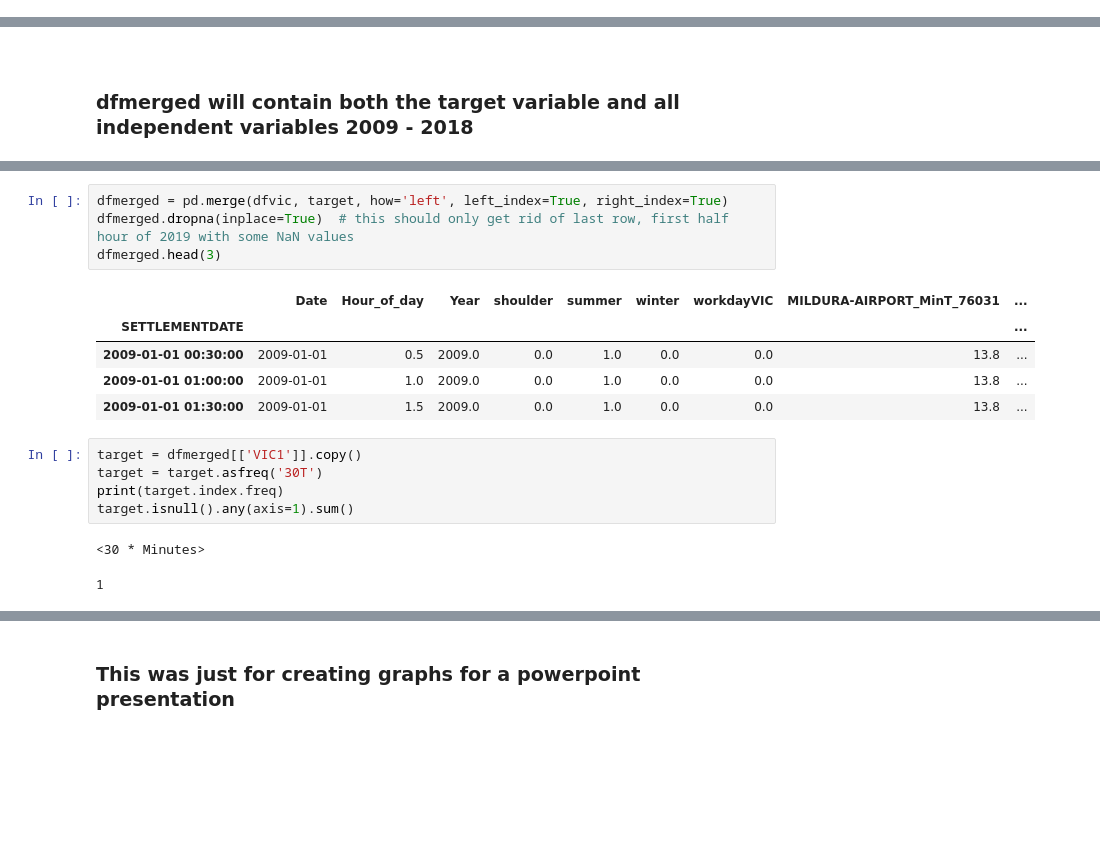
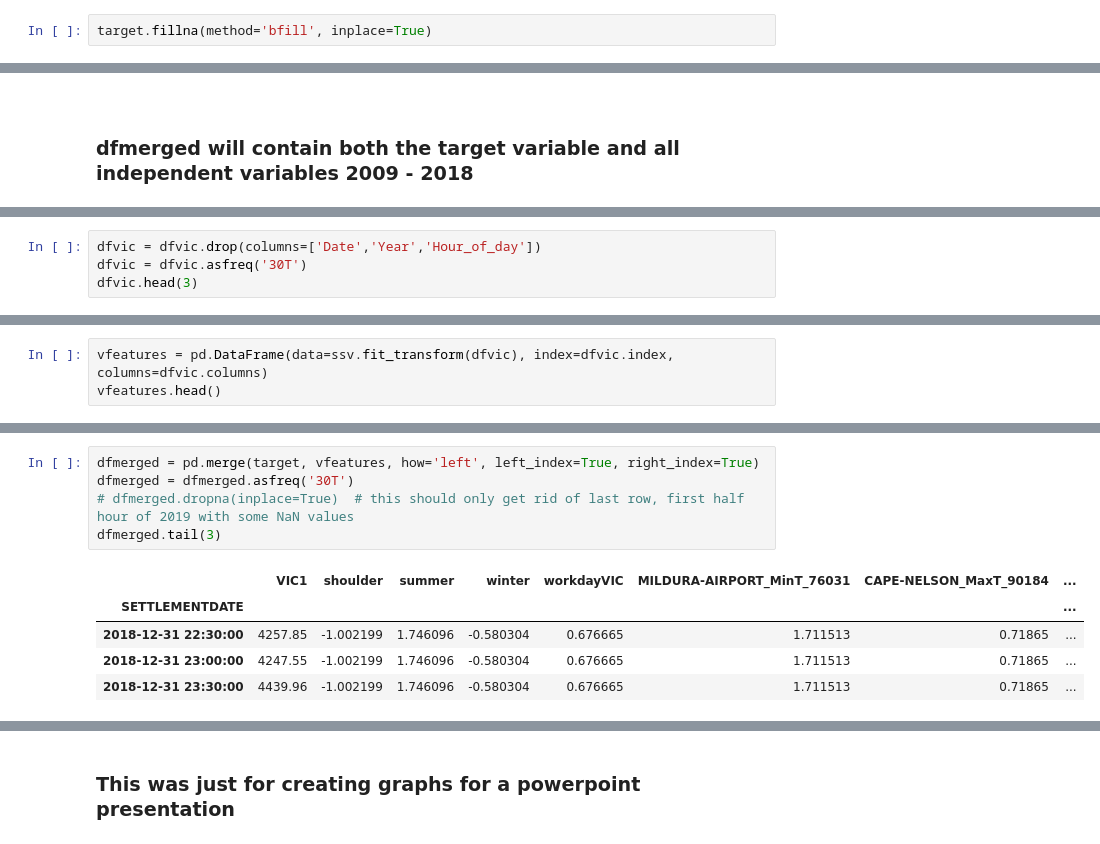
Before and after one commit to pat-hearps/elec-forecast-NEM-GA, a Jupyter notebook: Elec/modelling-analysis/SARIMAX.ipynb, the cells around one changed output, grey strips where cells are left out. Saved outputs shown, nothing was run; the diff lists cells and outputs as text; blank space fills up the shorter version.

```diff
--- a/Elec/modelling-analysis/SARIMAX.ipynb
+++ b/Elec/modelling-analysis/SARIMAX.ipynb
@@ -130,3 +89,5 @@ dtype: int64
+# %%
+target.fillna(method='bfill', inplace=True)
 # %% [markdown]
 <font color = 'purple'><br>
 ### dfvic contains all independent variable data, on matching timescale
@@ -170,0 +135,4 @@ dtype: int64
+# %%
+dfvic = dfvic.drop(columns=['Date','Year','Hour_of_day'])
+dfvic = dfvic.asfreq('30T')
+dfvic.head(3)
@@ -170,0 +150,3 @@ dtype: int64
+# %%
+vfeatures = pd.DataFrame(data=ssv.fit_transform(dfvic), index=dfvic.index, columns=dfvic.columns)
+vfeatures.head()
@@ -171,18 +161,11 @@ dtype: int64
 # %%
-dfmerged = pd.merge(dfvic, target, how='left', left_index=True, right_index=True)
-dfmerged.dropna(inplace=True)  # this should only get rid of last row, first half hour of 2019 with some NaN values
-dfmerged.head(3)
+dfmerged = pd.merge(target, vfeatures, how='left', left_index=True, right_index=True)
+dfmerged = dfmerged.asfreq('30T')
+# dfmerged.dropna(inplace=True)  # this should only get rid of last row, first half hour of 2019 with some NaN values
+dfmerged.tail(3)
 # %% [output]
-|  | Date | Hour_of_day | Year | shoulder | summer | winter | workdayVIC | MILDURA-AIRPORT_MinT_76031 | ... |
-| SETTLEMENTDATE |  |  |  |  |  |  |  |  | ... |
-| 2009-01-01 00:30:00 | 2009-01-01 | 0.5 | 2009.0 | 0.0 | 1.0 | 0.0 | 0.0 | 13.8 | ... |
-| 2009-01-01 01:00:00 | 2009-01-01 | 1.0 | 2009.0 | 0.0 | 1.0 | 0.0 | 0.0 | 13.8 | ... |
-| 2009-01-01 01:30:00 | 2009-01-01 | 1.5 | 2009.0 | 0.0 | 1.0 | 0.0 | 0.0 | 13.8 | ... |
+|  | VIC1 | shoulder | summer | winter | workdayVIC | MILDURA-AIRPORT_MinT_76031 | CAPE-NELSON_MaxT_90184 | ... |
+| SETTLEMENTDATE |  |  |  |  |  |  |  | ... |
+| 2018-12-31 22:30:00 | 4257.85 | -1.002199 | 1.746096 | -0.580304 | 0.676665 | 1.711513 | 0.71865 | ... |
+| 2018-12-31 23:00:00 | 4247.55 | -1.002199 | 1.746096 | -0.580304 | 0.676665 | 1.711513 | 0.71865 | ... |
+| 2018-12-31 23:30:00 | 4439.96 | -1.002199 | 1.746096 | -0.580304 | 0.676665 | 1.711513 | 0.71865 | ... |
-# %%
-target = dfmerged[['VIC1']].copy()
-target = target.asfreq('30T')
-print(target.index.freq)
-target.isnull().any(axis=1).sum()
-# %% [output]
-<30 * Minutes>
-1
```
Also changed, not shown: parts of 46 cells of this notebook, 1 other file.
